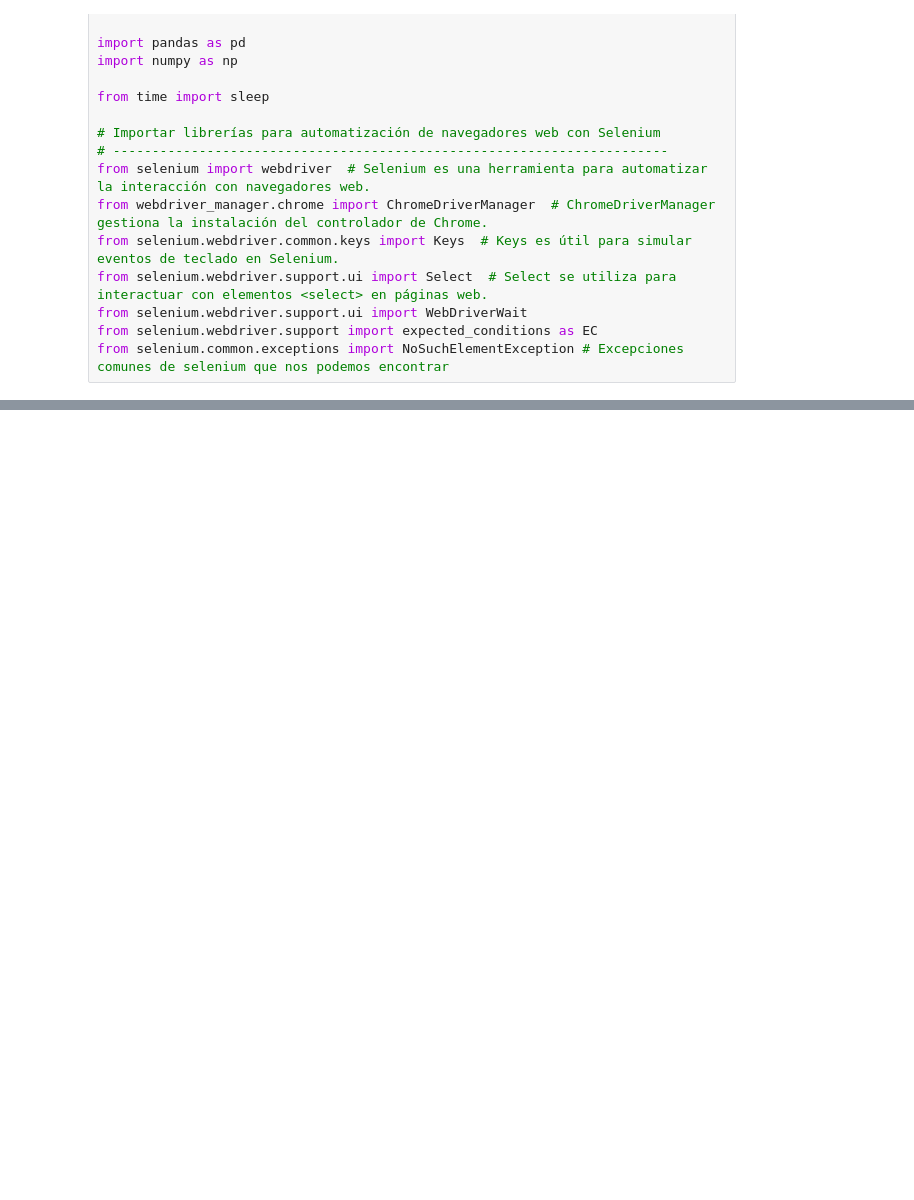
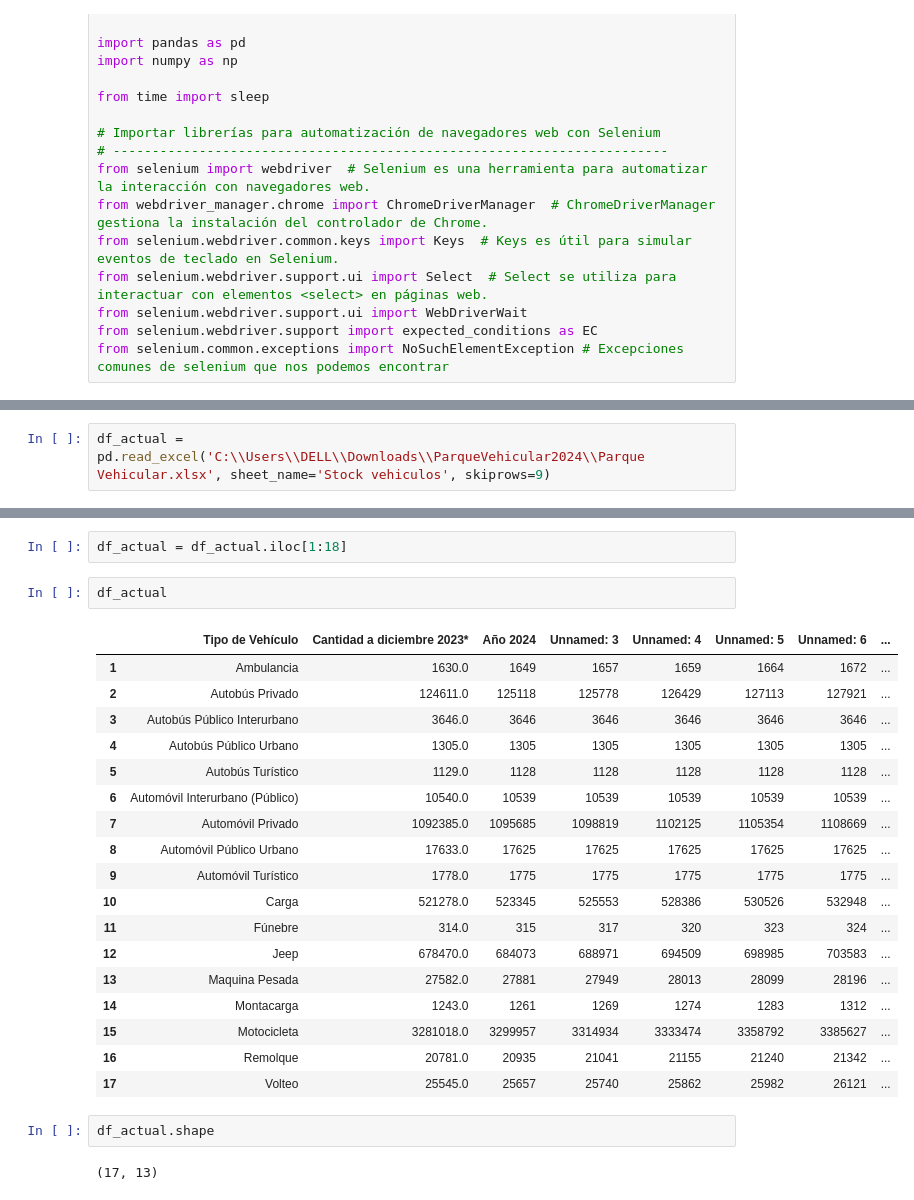
Before and after one commit to ngcarvajall/Accidentes_mortales_RD, a Jupyter notebook: Notebooks/Parque_vehicular.ipynb, the cells around one changed output, grey strips where cells are left out. Saved outputs shown, nothing was run; the diff lists cells and outputs as text; blank space fills up the shorter version.

```diff
--- a/Notebooks/Parque_vehicular.ipynb
+++ b/Notebooks/Parque_vehicular.ipynb
@@ -70,0 +124,2 @@ df
+# %%
+df_actual = pd.read_excel('C:\\Users\\DELL\\Downloads\\ParqueVehicular2024\\Parque Vehicular.xlsx', sheet_name='Stock vehiculos', skiprows=9)
@@ -70,0 +146,27 @@ df
+# %%
+df_actual = df_actual.iloc[1:18]
+# %%
+df_actual
+# %% [output]
+|  | Tipo de Vehículo | Cantidad a diciembre 2023* | Año 2024 | Unnamed: 3 | Unnamed: 4 | Unnamed: 5 | Unnamed: 6 | ... |
+| 1 | Ambulancia | 1630.0 | 1649 | 1657 | 1659 | 1664 | 1672 | ... |
+| 2 | Autobús Privado | 124611.0 | 125118 | 125778 | 126429 | 127113 | 127921 | ... |
+| 3 | Autobús Público Interurbano | 3646.0 | 3646 | 3646 | 3646 | 3646 | 3646 | ... |
+| 4 | Autobús Público Urbano | 1305.0 | 1305 | 1305 | 1305 | 1305 | 1305 | ... |
+| 5 | Autobús Turístico | 1129.0 | 1128 | 1128 | 1128 | 1128 | 1128 | ... |
+| 6 | Automóvil Interurbano (Público) | 10540.0 | 10539 | 10539 | 10539 | 10539 | 10539 | ... |
+| 7 | Automóvil Privado | 1092385.0 | 1095685 | 1098819 | 1102125 | 1105354 | 1108669 | ... |
+| 8 | Automóvil Público Urbano | 17633.0 | 17625 | 17625 | 17625 | 17625 | 17625 | ... |
+| 9 | Automóvil Turístico | 1778.0 | 1775 | 1775 | 1775 | 1775 | 1775 | ... |
+| 10 | Carga | 521278.0 | 523345 | 525553 | 528386 | 530526 | 532948 | ... |
+| 11 | Fúnebre | 314.0 | 315 | 317 | 320 | 323 | 324 | ... |
+| 12 | Jeep | 678470.0 | 684073 | 688971 | 694509 | 698985 | 703583 | ... |
+| 13 | Maquina Pesada | 27582.0 | 27881 | 27949 | 28013 | 28099 | 28196 | ... |
+| 14 | Montacarga | 1243.0 | 1261 | 1269 | 1274 | 1283 | 1312 | ... |
+| 15 | Motocicleta | 3281018.0 | 3299957 | 3314934 | 3333474 | 3358792 | 3385627 | ... |
+| 16 | Remolque | 20781.0 | 20935 | 21041 | 21155 | 21240 | 21342 | ... |
+| 17 | Volteo | 25545.0 | 25657 | 25740 | 25862 | 25982 | 26121 | ... |
+# %%
+df_actual.shape
+# %% [output]
+(17, 13)
```
Also changed, not shown: parts of 22 cells of this notebook, 2 other files.
